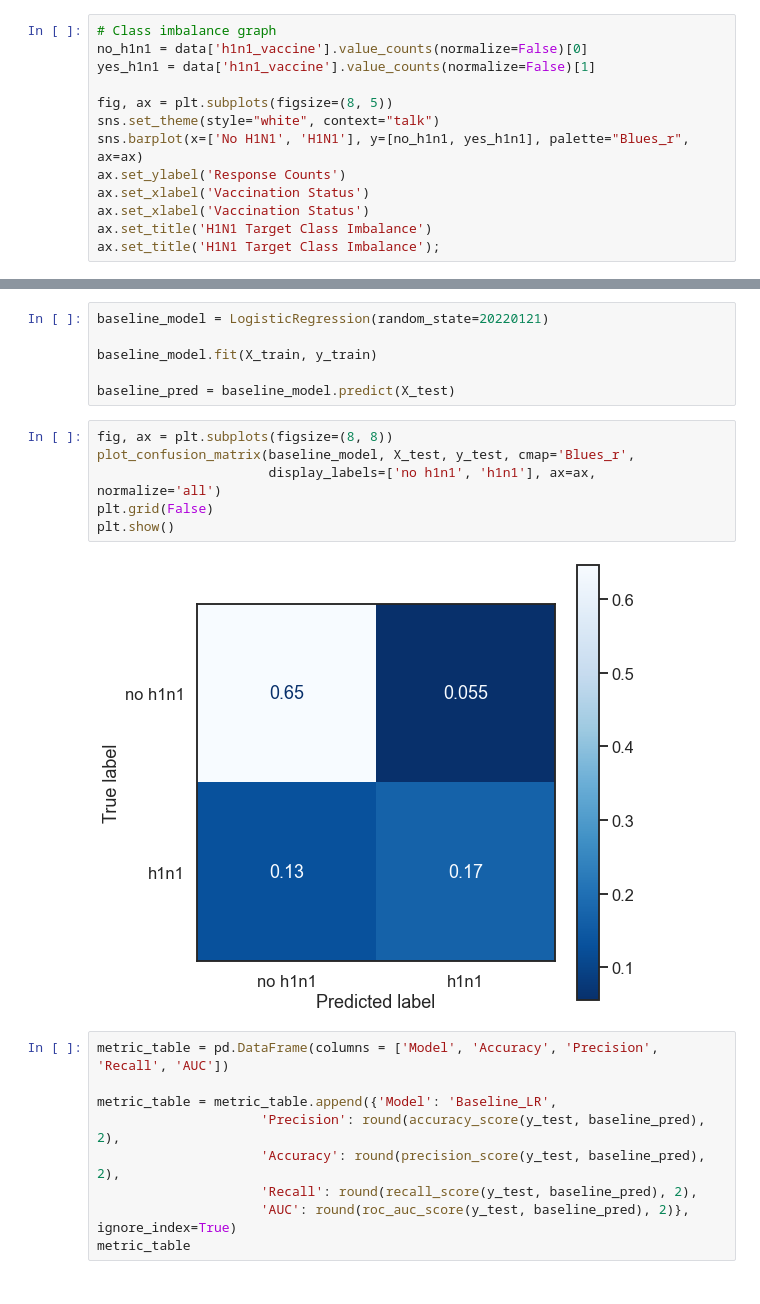
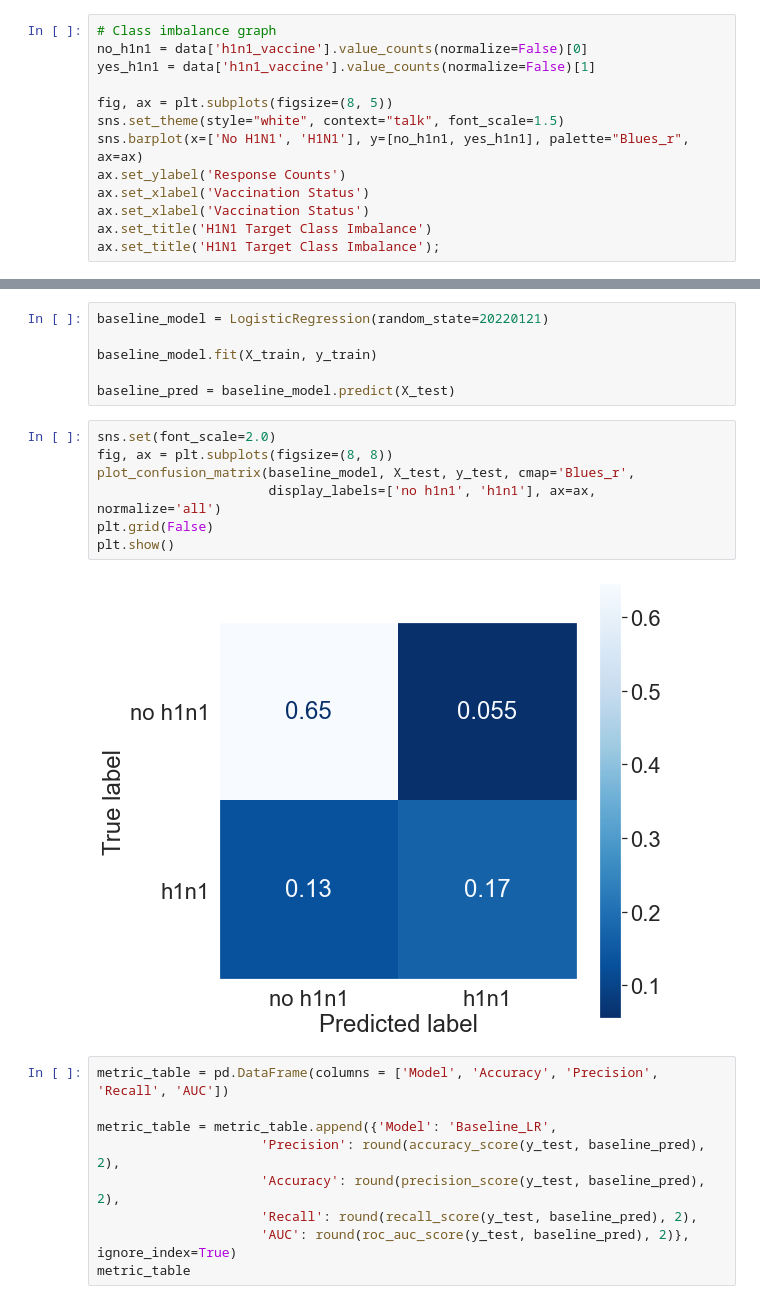
Before and after one commit to westonshuken/h1n1-and-flu-vaccine-predictor, a Jupyter notebook: index-copy-weston-SMOTE.ipynb, the cells around one changed output, grey strips where cells are left out. Cells and saved outputs as stored; diff of their text form.

```diff
--- a/index-copy-weston-SMOTE.ipynb
+++ b/index-copy-weston-SMOTE.ipynb
@@ -106,7 +106,7 @@ no_h1n1 = data['h1n1_vaccine'].value_counts(normalize=False)[0]
 yes_h1n1 = data['h1n1_vaccine'].value_counts(normalize=False)[1]
 
 fig, ax = plt.subplots(figsize=(8, 5))
-sns.set_theme(style="white", context="talk")
+sns.set_theme(style="white", context="talk", font_scale=1.5)
 sns.barplot(x=['No H1N1', 'H1N1'], y=[no_h1n1, yes_h1n1], palette="Blues_r", ax=ax)
 ax.set_ylabel('Response Counts')
 ax.set_xlabel('Vaccination Status')
@@ -170,13 +170,14 @@ baseline_model.fit(X_train, y_train)
 
 baseline_pred = baseline_model.predict(X_test)
 # %%
+sns.set(font_scale=2.0)
 fig, ax = plt.subplots(figsize=(8, 8))
 plot_confusion_matrix(baseline_model, X_test, y_test, cmap='Blues_r',
                       display_labels=['no h1n1', 'h1n1'], ax=ax, normalize='all')
 plt.grid(False)
 plt.show()
 # %% [output]
-[figure, old version]
+[figure, new version]
 # %%
 metric_table = pd.DataFrame(columns = ['Model', 'Accuracy', 'Precision', 'Recall', 'AUC'])
 
```
Also changed, not shown: parts of 11 cells of this notebook.
